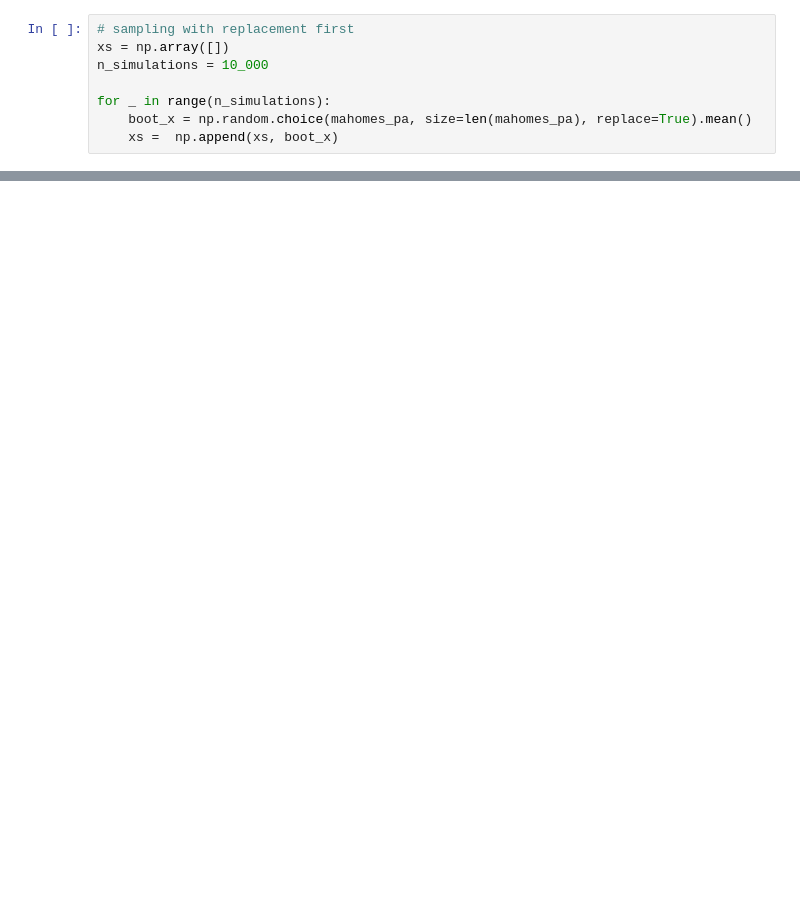
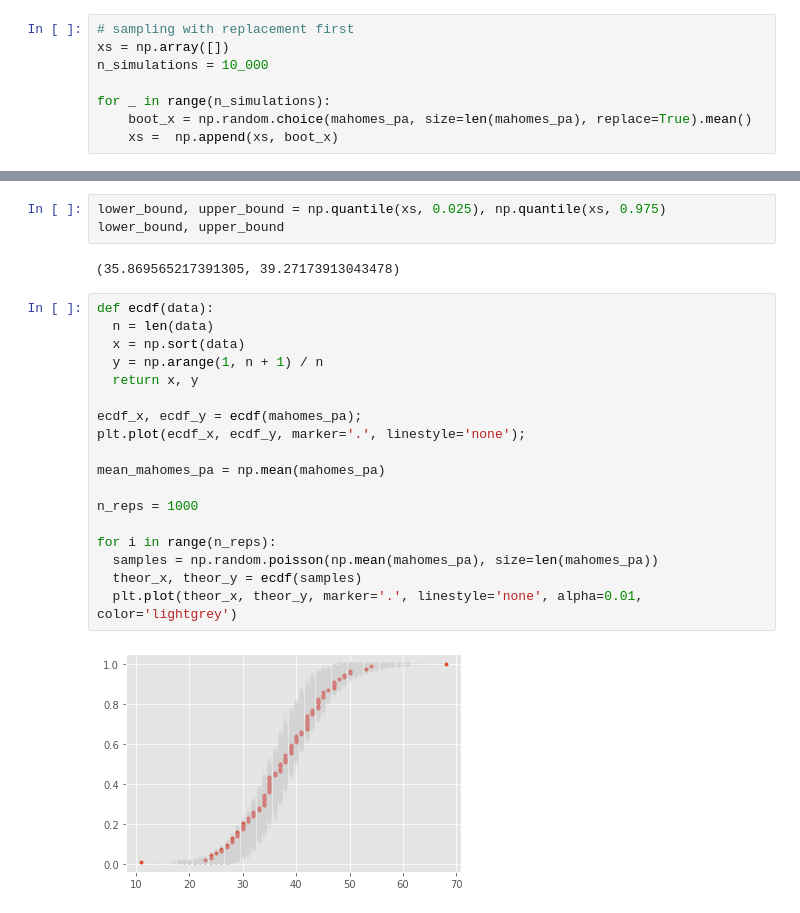
Before and after one commit to fantasydatapros/blog, a Jupyter notebook: betting/post_1.ipynb, the cells around one changed output, grey strips where cells are left out. Drawn from its saved outputs; the diff is of its cells as text; blank space fills up the shorter version.

Commit message:
# mahome sand hurts pass attampts

```diff
--- a/betting/post_1.ipynb
+++ b/betting/post_1.ipynb
@@ -122,0 +143,25 @@ plt.gcf().legend(['Bootstrapped means', 'Mahomes Pass Attempt O/U']);
+# %%
+lower_bound, upper_bound = np.quantile(xs, 0.025), np.quantile(xs, 0.975)
+lower_bound, upper_bound
+# %% [output]
+(35.869565217391305, 39.27173913043478)
+# %%
+def ecdf(data):
+  n = len(data)
+  x = np.sort(data)
+  y = np.arange(1, n + 1) / n
+  return x, y
+
+ecdf_x, ecdf_y = ecdf(mahomes_pa);
+plt.plot(ecdf_x, ecdf_y, marker='.', linestyle='none');
+
+mean_mahomes_pa = np.mean(mahomes_pa)
+
+n_reps = 1000
+
+for i in range(n_reps):
+  samples = np.random.poisson(np.mean(mahomes_pa), size=len(mahomes_pa))
+  theor_x, theor_y = ecdf(samples)
+  plt.plot(theor_x, theor_y, marker='.', linestyle='none', alpha=0.01, color='lightgrey')
+# %% [output]
+[figure, added]
```
Also changed, not shown: parts of 30 cells of this notebook.
